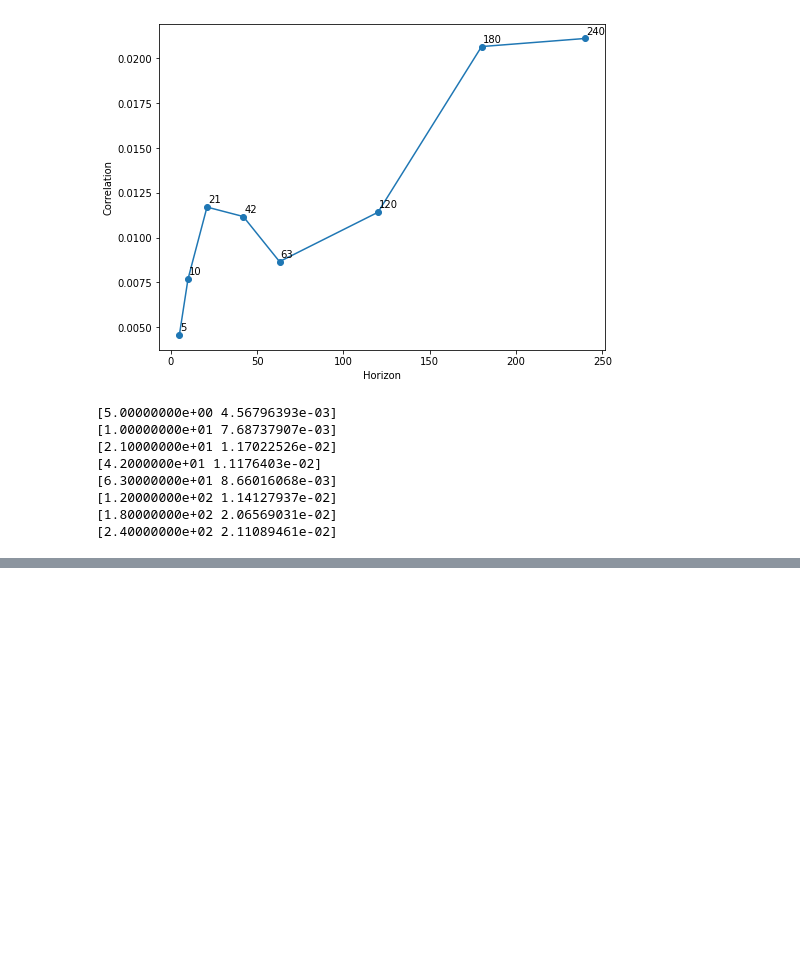
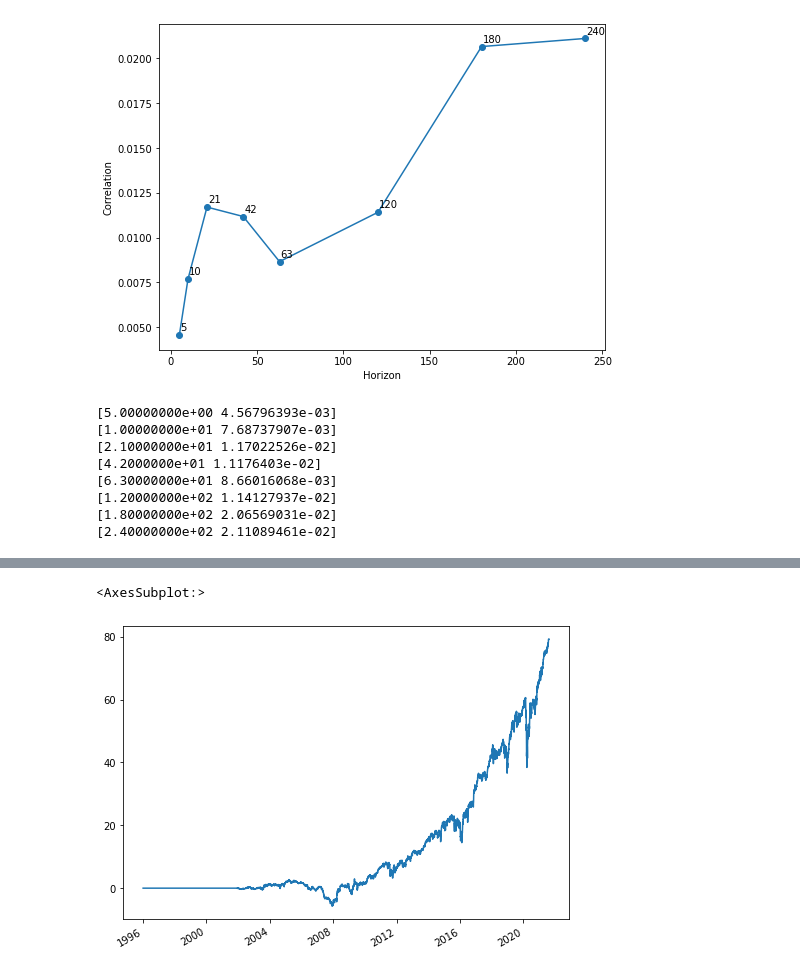
Before and after one commit to lkrenn/SP500_NLP_Project, a Jupyter notebook: Step3-Portfolio_Construction/1-Cosine_Similarity_1a.ipynb, the cells around one changed output, grey strips where cells are left out. Cells and saved outputs as stored; diff of their text form; code cells hidden in the pictures; blank space fills up the shorter version.

```diff
--- a/Step3-Portfolio_Construction/1-Cosine_Similarity_1a.ipynb
+++ b/Step3-Portfolio_Construction/1-Cosine_Similarity_1a.ipynb
@@ -263,0 +299,13 @@ for i, txt in enumerate(risk_factor_df.values):
+# %%
+returns = rets.iloc[:,rets.columns.isin(b.columns)]
+# %%
+returns = returns.iloc[:,np.abs([x for x in returns.fillna(0).cumsum().ffill().iloc[-1]]) < 10]
+# %%
+strat_returns = (predictor * returns.shift(-1)).sum(axis=1)
+# %%
+pnl = strat_returns.cumsum()
+# %%
+pnl.plot(figsize=(8,6))
+# %% [output]
+<AxesSubplot:>
+[figure, added]
```
Also changed, not shown: parts of 3 cells of this notebook.
